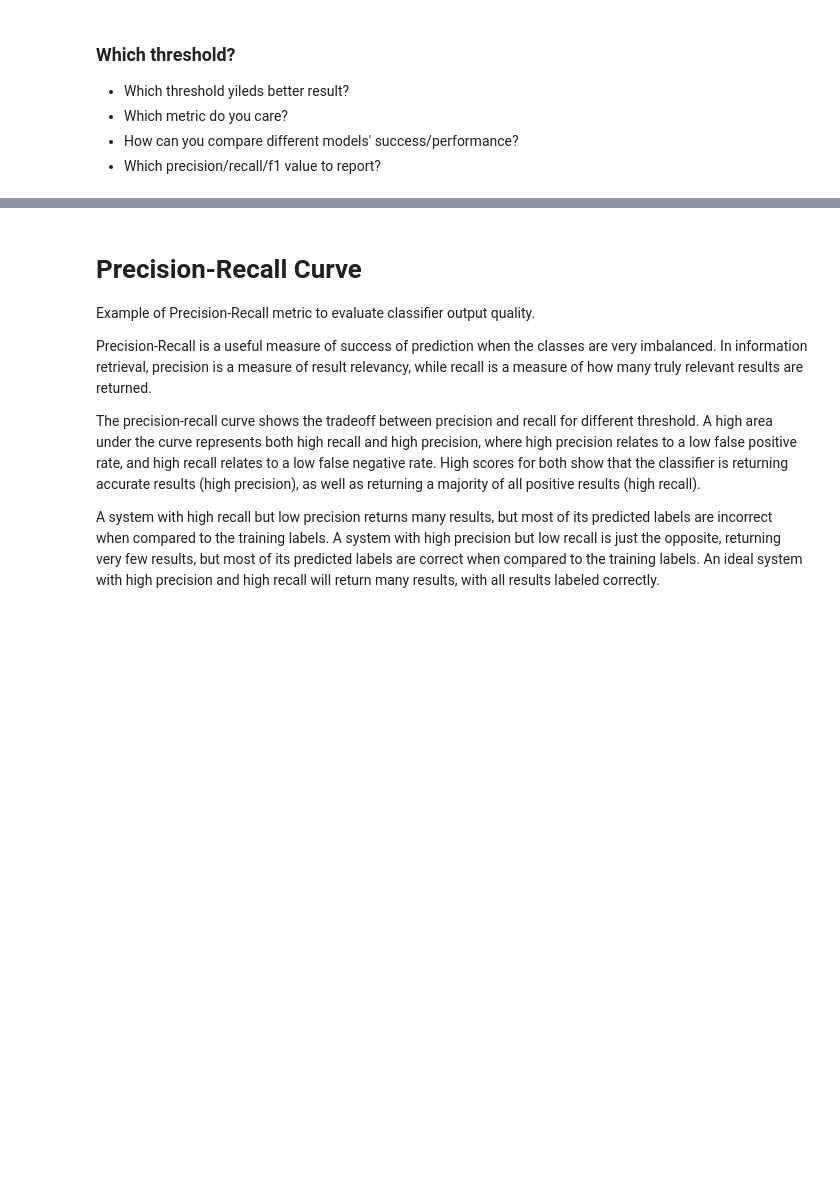
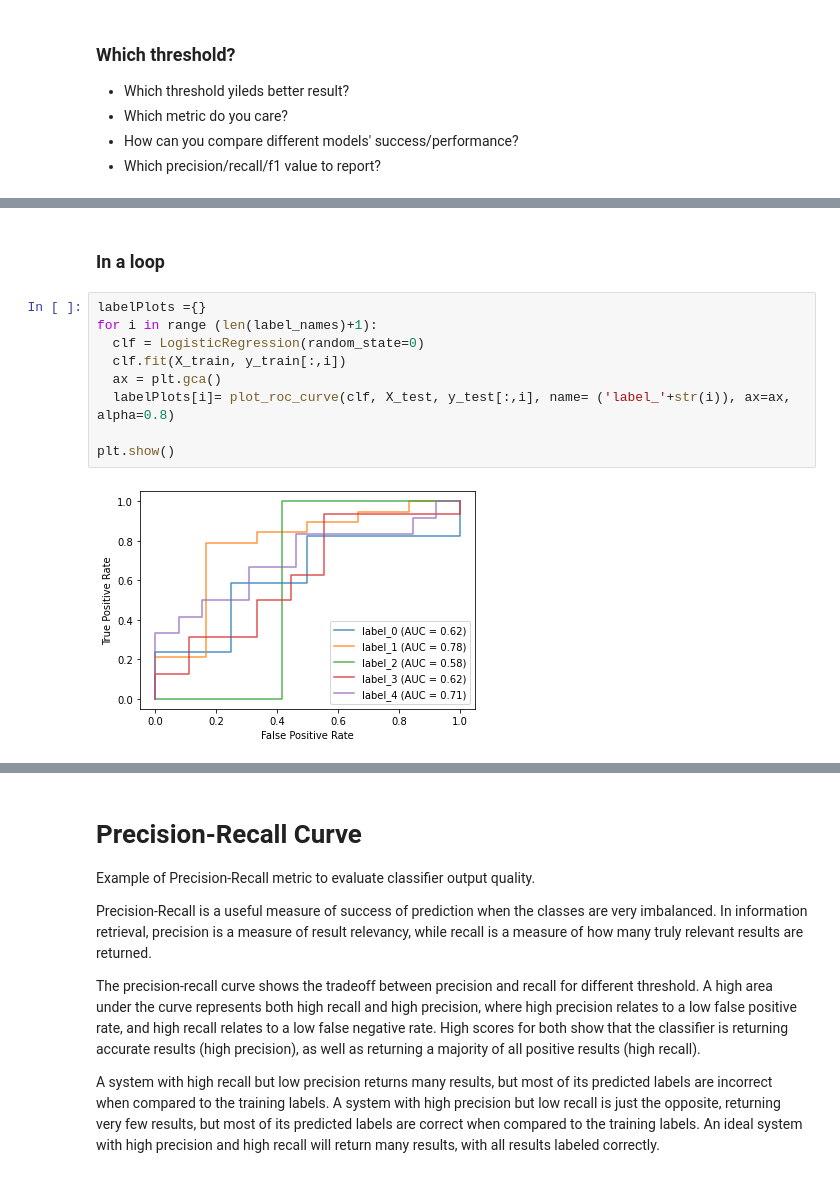
Before and after one commit to kmkarakaya/Deep-Learning-Tutorials, a Jupyter notebook: Multi_Label_Model_Evaulation.ipynb, the cells around one changed output, grey strips where cells are left out. Cells and saved outputs as stored; diff of their text form; blank space fills up the shorter version.

```diff
--- a/Multi_Label_Model_Evaulation.ipynb
+++ b/Multi_Label_Model_Evaulation.ipynb
@@ -577,0 +774,13 @@ weighted avg       0.67      0.50      0.56         6
+# %% [markdown]
+### In a loop
+# %%
+labelPlots ={}
+for i in range (len(label_names)+1):
+  clf = LogisticRegression(random_state=0)
+  clf.fit(X_train, y_train[:,i])
+  ax = plt.gca()
+  labelPlots[i]= plot_roc_curve(clf, X_test, y_test[:,i], name= ('label_'+str(i)), ax=ax, alpha=0.8)
+
+plt.show()
+# %% [output]
+[figure, added]
```
Also changed, not shown: parts of 37 cells of this notebook.
